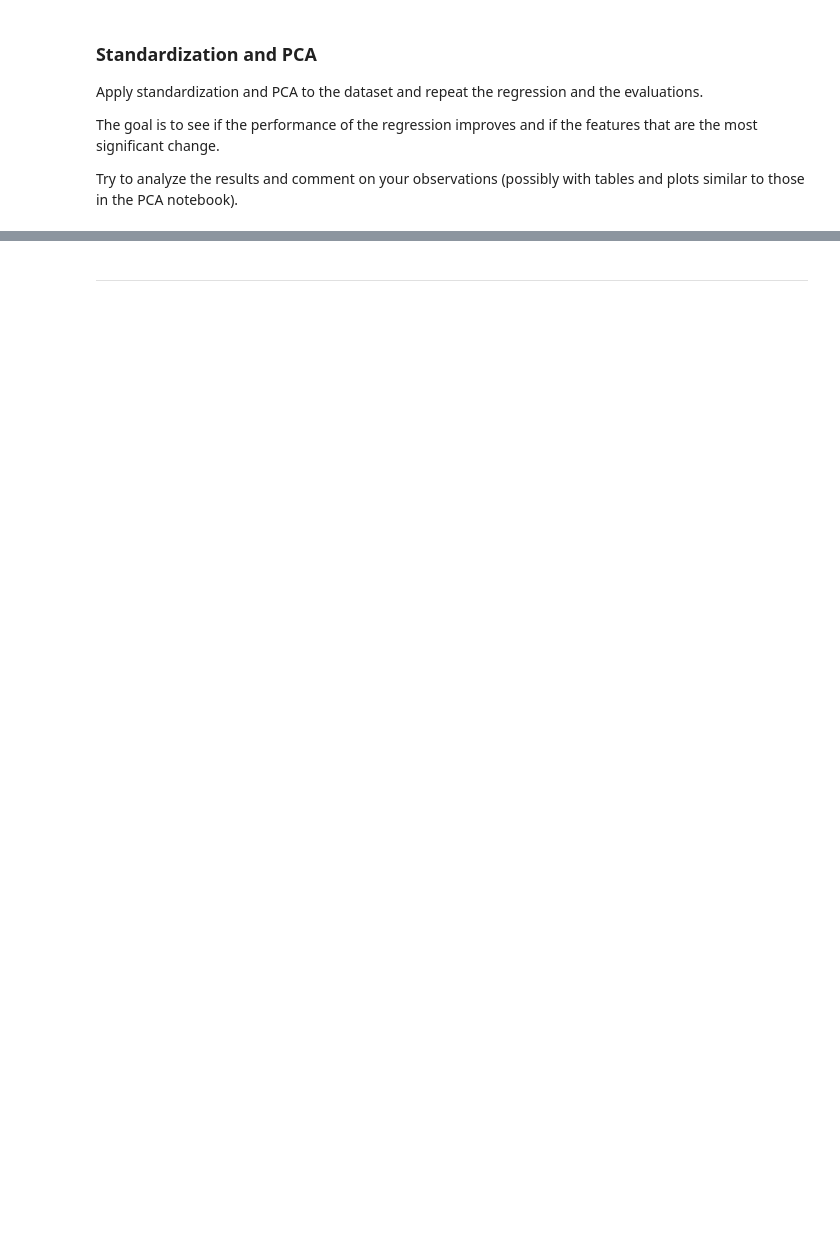
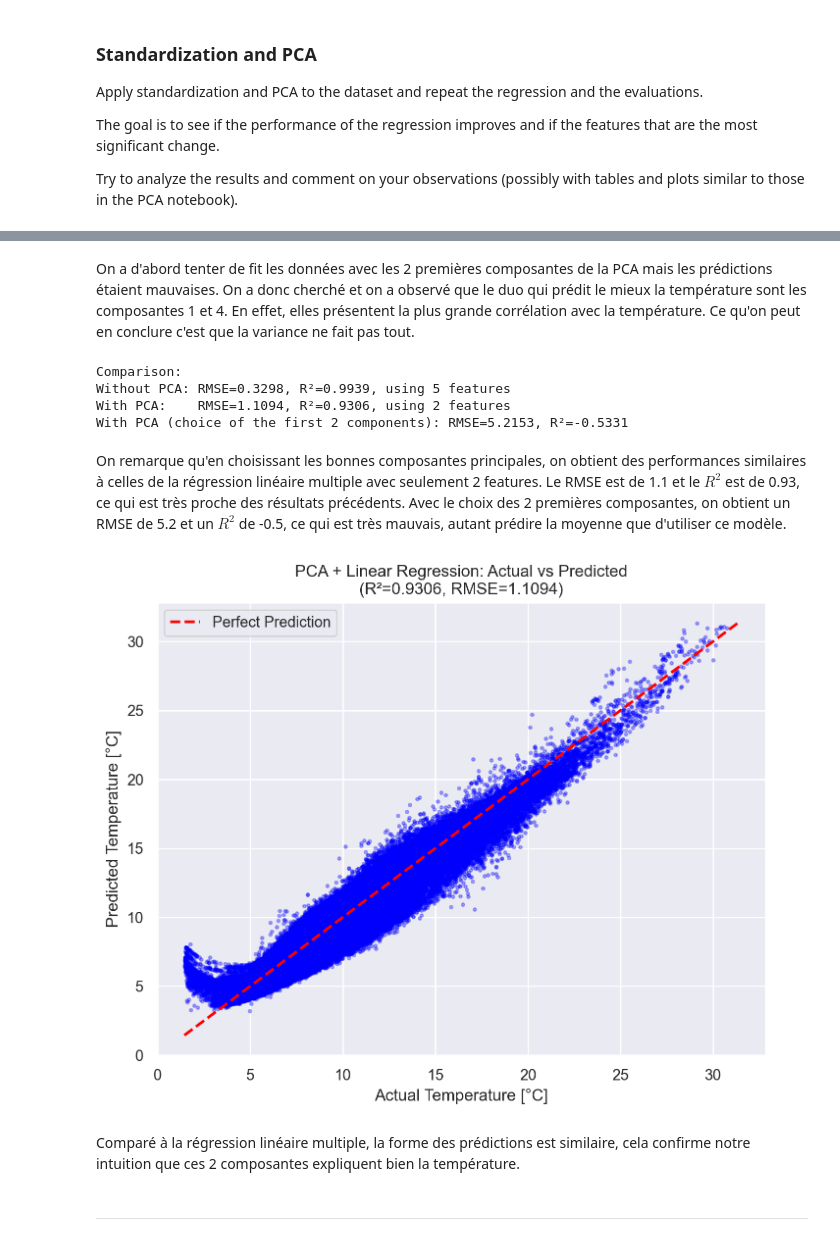
Before and after one commit to Wubpooz/APP5, a Jupyter notebook: Apprentissage_Automatise/TP 3 - Intro Scikit-Learn - Regression.ipynb, the cells around one changed output, grey strips where cells are left out. Cells and saved outputs as stored; diff of their text form; code cells hidden in the pictures; blank space fills up the shorter version.

```diff
--- a/Apprentissage_Automatise/TP 3 - Intro Scikit-Learn - Regression.ipynb
+++ b/Apprentissage_Automatise/TP 3 - Intro Scikit-Learn - Regression.ipynb
@@ -469,2 +564,42 @@ Try to analyze the results and comment on your observations (possibly with table
+# %% [markdown]
+On a d'abord tenter de fit les données avec les 2 premières composantes de la PCA mais les prédictions étaient mauvaises. On a donc cherché et on a observé que le duo qui prédit le mieux la température sont les composantes 1 et 4. En effet, elles présentent la plus grande corrélation avec la température. Ce qu'on peut en conclure c'est que la variance ne fait pas tout.
+# %%
+model_pca = LinearRegression()
+
+model_pca.fit(x_train_pca[:, selected_components], y_train)
+y_pred_pca = model_pca.predict(x_test_pca[:, selected_components])
+y_pred_pca_bad_choice = model_pca.predict(x_test_pca[:, 0:2])
+# %%
+rmse_pca = root_mean_squared_error(y_test, y_pred_pca)
+r2_pca = r2_score(y_test, y_pred_pca)
+
+print(f"\nComparison:")
+print(f"Without PCA: RMSE={rmse_multi:.4f}, R²={r2_multi:.4f}, using {x_train.shape[1]} features")
+print(f"With PCA:    RMSE={rmse_pca:.4f}, R²={r2_pca:.4f}, using {len(selected_components)} features")
+print(f"With PCA (choice of the first 2 components): RMSE={root_mean_squared_error(y_test, y_pred_pca_bad_choice):.4f}, R²={r2_score(y_test, y_pred_pca_bad_choice):.4f}")
+# %% [output]
+Comparison:
+Without PCA: RMSE=0.3298, R²=0.9939, using 5 features
+With PCA:    RMSE=1.1094, R²=0.9306, using 2 features
+With PCA (choice of the first 2 components): RMSE=5.2153, R²=-0.5331
+# %% [markdown]
+On remarque qu'en choisissant les bonnes composantes principales, on obtient des performances similaires à celles de la régression linéaire multiple avec seulement 2 features. Le RMSE est de 1.1 et le $R^2$ est de 0.93, ce qui est très proche des résultats précédents. Avec le choix des 2 premières composantes, on obtient un RMSE de 5.2 et un $R^2$ de -0.5, ce qui est très mauvais, autant prédire la moyenne que d'utiliser ce modèle.
+# %%
+# Visualize predictions
+plt.figure(figsize=(8, 6))
+plt.scatter(y_test, y_pred_pca, color="blue", alpha=0.3, s=5)
+min_val_pca = min(y_test.min(), y_pred_pca.min())
+max_val_pca = max(y_test.max(), y_pred_pca.max())
+plt.plot([min_val_pca, max_val_pca], [min_val_pca, max_val_pca], 'r--', linewidth=2, label='Perfect Prediction')
+plt.xlabel("Actual Temperature [°C]")
+plt.ylabel("Predicted Temperature [°C]")
+plt.title(f"PCA + Linear Regression: Actual vs Predicted\n(R²={r2_pca:.4f}, RMSE={rmse_pca:.4f})")
+plt.legend()
+plt.grid(True)
+plt.show()
+# %% [output]
+[figure, added]
+# %% [markdown]
+Comparé à la régression linéaire multiple, la forme des prédictions est similaire, cela confirme notre intuition que ces 2 composantes expliquent bien la température.
 # %% [markdown]
 ---
```
Also changed, not shown: parts of 14 cells of this notebook.
